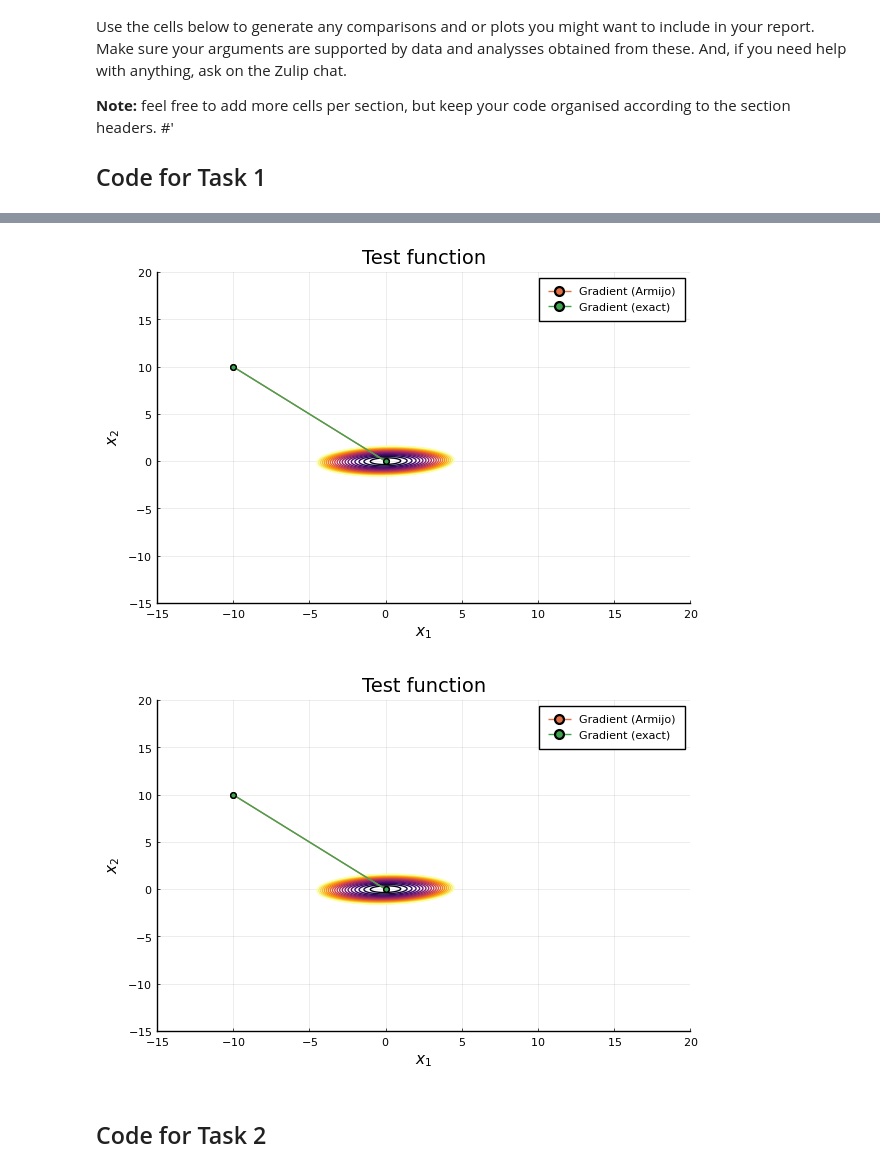
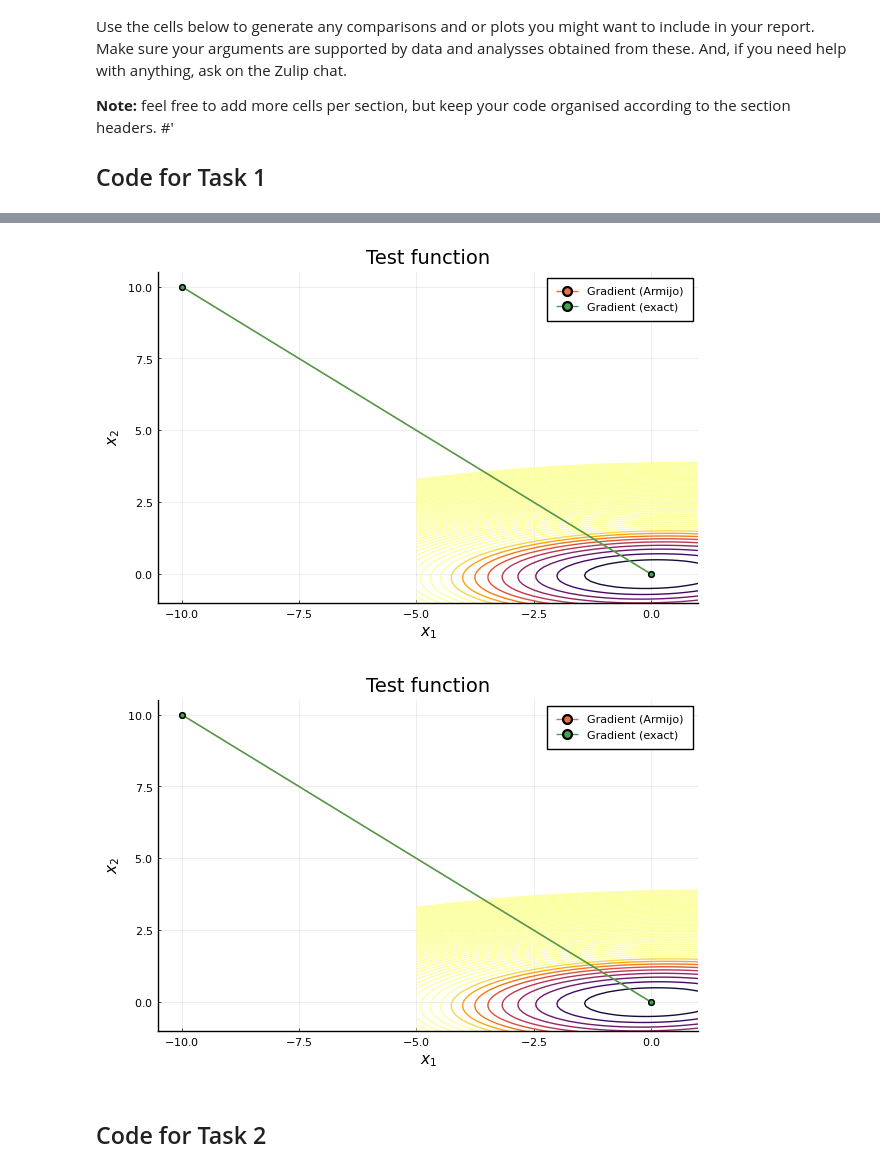
Before and after one commit to Recurlse/PA1, a Jupyter notebook: PA1_skeleton.ipynb, the cells around one changed output, grey strips where cells are left out. Cells and saved outputs as stored; diff of their text form; code cells hidden in the pictures.

```diff
--- a/PA1_skeleton.ipynb
+++ b/PA1_skeleton.ipynb
@@ -693,28 +694,28 @@ x = [-10.0, 10.0]
 # %%
 # Plotting the Gradient method for exact and inexact line search.
 x = range(-5, 5, length = 100)
 y = copy(x)
 
 # Plotting the contour of the function
 contour(x,y, (x,y) -> f1([x,y]),
     title  = "Test function",
-    levels = [0.0 + i for i = 1:20],  # which level curves to show
+    levels = [0.0 + 2*i for i = 1:60],
     cbar = false,
     clims = (0,20),                   # adjust the coloring limits
-    xaxis = (L"$x_1$", (-15, 20)),  # the L at the front let us use LaTeX axis labels; the parethesis give the visual range
-    yaxis = (L"$x_2$", (-15, 20)),
+    xaxis = (L"$x_1$", (-10.5, 1)),  # the L at the front let us use LaTeX axis labels; the parethesis give the visual range
+    yaxis = (L"$x_2$", (-1, 10.5)),
 )
 
 # Plotting the trajectory of the Gradient method with Armijo rule as an inexact line search
 plot!(value2[:,1], value2[:,2], label = "Gradient (Armijo)", marker=:circle)
 
 # Plotting the trajectory of the Gradient method with Golden section rule as an exact line search
 plot!(value1[:,1], value1[:,2], label = "Gradient (exact)", marker=:circle)
 
 # Saving the figure as .pdf file if needed
 savefig("Gradient method for f1.pdf")
 # %% [output]
-[figure, old version]
+[figure, new version]
 # %%
 # Plotting the Heavy ball method for exact and inexact line search.
 x = range(-5, 5, length = 100)
@@ -723,11 +724,11 @@ y = copy(x)
 # Plotting the contour of the function
 contour(x,y, (x,y) -> f1([x,y]),
     title  = "Test function",
-    levels = [0.0 + i for i = 1:20],  # which level curves to show
+    levels = [0.0 + 2*i for i = 1:60],  # which level curves to show
     cbar = false,
     clims = (0,20),                   # adjust the coloring limits
-    xaxis = (L"$x_1$", (-15, 20)),  # the L at the front let us use LaTeX axis labels; the parethesis give the visual range
-    yaxis = (L"$x_2$", (-15, 20)),
+    xaxis = (L"$x_1$", (-10.5, 1)),  # the L at the front let us use LaTeX axis labels; the parethesis give the visual range
+    yaxis = (L"$x_2$", (-1, 10.5)),
 )
 
 # Plotting the trajectory of the Gradient method with Armijo rule as an inexact line search
@@ -739,7 +740,7 @@ plot!(value3[:,1], value3[:,2], label = "Gradient (exact)", marker=:circle)
 # Saving the figure as .pdf file if needed
 savefig("Heavy ball method for f1.pdf")
 # %% [output]
-[figure, old version]
+[figure, new version]
 # %% [markdown]
 ## Code for Task 2
 # %%
```
Also changed, not shown: parts of 10 cells of this notebook.
